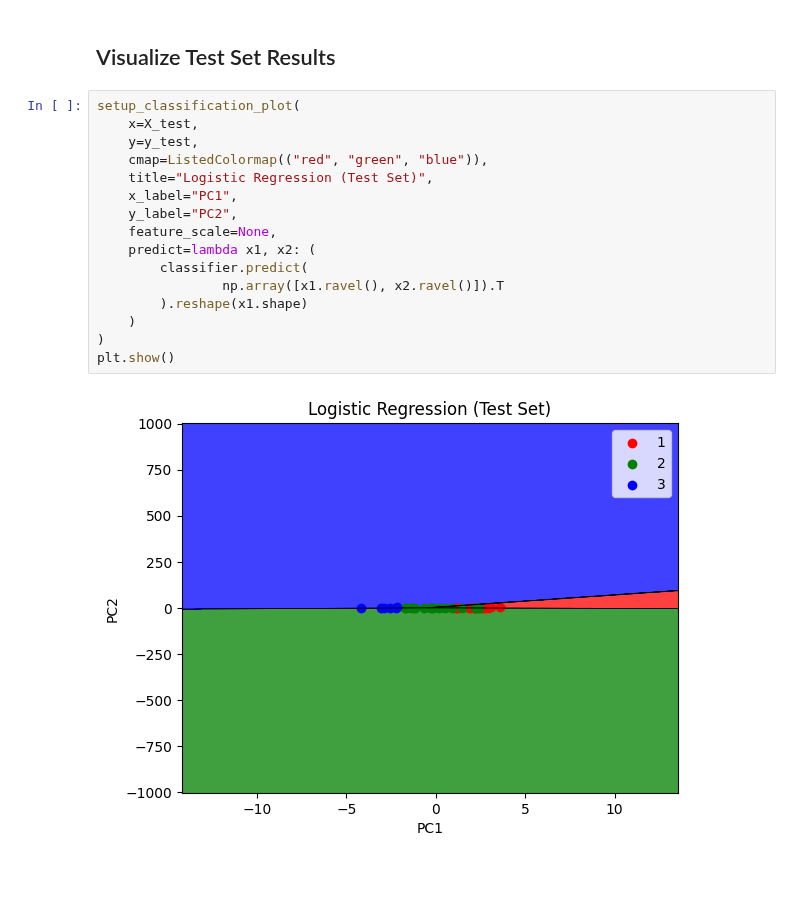
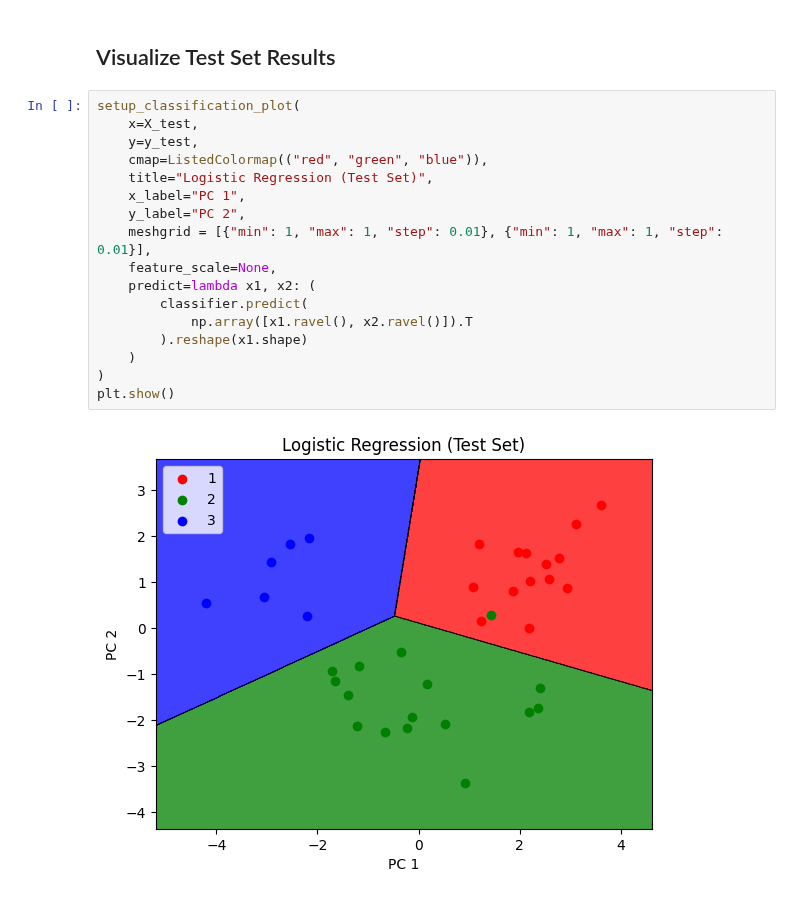
Before and after one commit to opengood-aio/ai-training, a Jupyter notebook: machine-learning/principal-component-analysis/reducing-wine-dataset-features/principal_component_analysis.ipynb, the cells around one changed output. Drawn from its saved outputs; the diff is of its cells as text.

```diff
--- a/machine-learning/principal-component-analysis/reducing-wine-dataset-features/principal_component_analysis.ipynb
+++ b/machine-learning/principal-component-analysis/reducing-wine-dataset-features/principal_component_analysis.ipynb
@@ -308,18 +289,19 @@ plt.show()
 # %%
 setup_classification_plot(
     x=X_test,
     y=y_test,
     cmap=ListedColormap(("red", "green", "blue")),
     title="Logistic Regression (Test Set)",
-    x_label="PC1",
-    y_label="PC2",
+    x_label="PC 1",
+    y_label="PC 2",
+    meshgrid = [{"min": 1, "max": 1, "step": 0.01}, {"min": 1, "max": 1, "step": 0.01}],
     feature_scale=None,
     predict=lambda x1, x2: (
         classifier.predict(
-                np.array([x1.ravel(), x2.ravel()]).T
+            np.array([x1.ravel(), x2.ravel()]).T
         ).reshape(x1.shape)
     )
 )
 plt.show()
 # %% [output]
-[figure, old version]
+[figure, new version]
```
Also changed, not shown: parts of 5 cells of this notebook, 2 other files.
